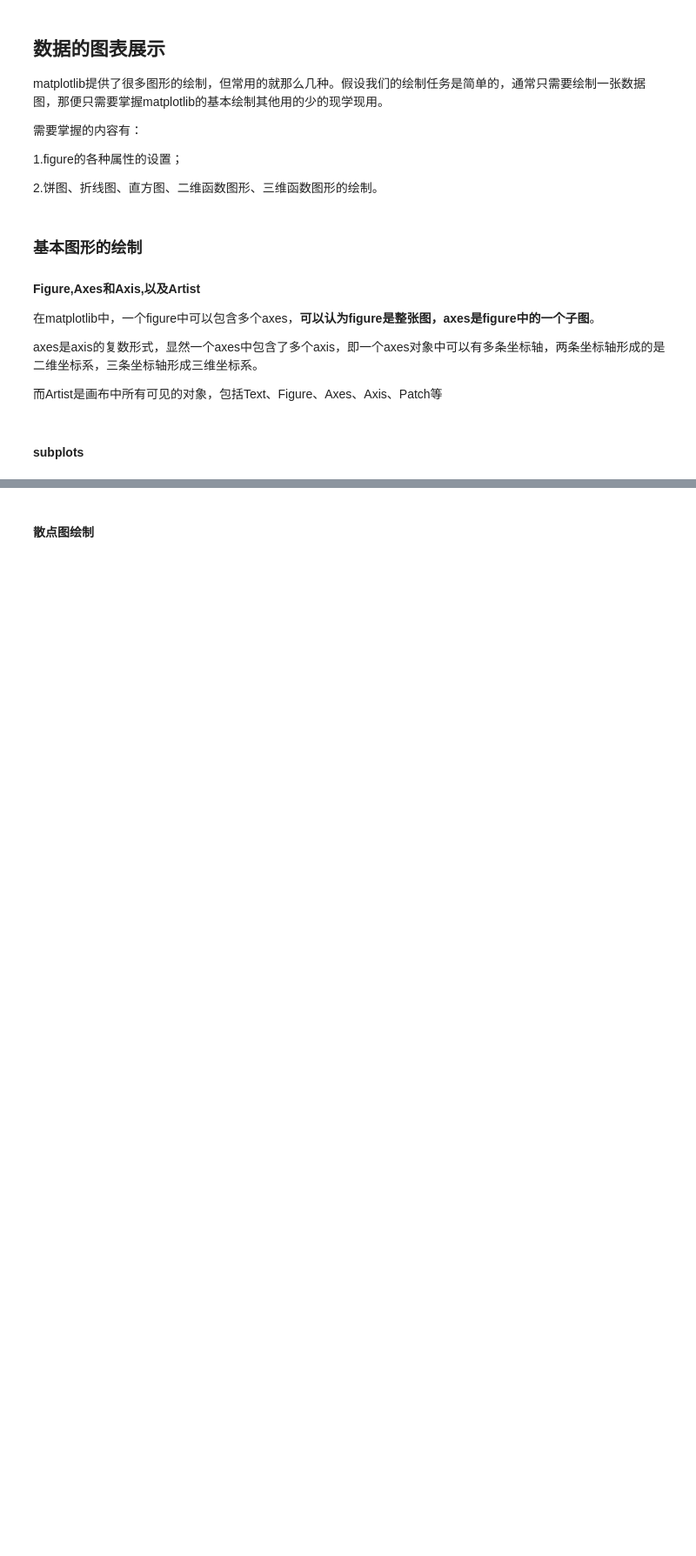
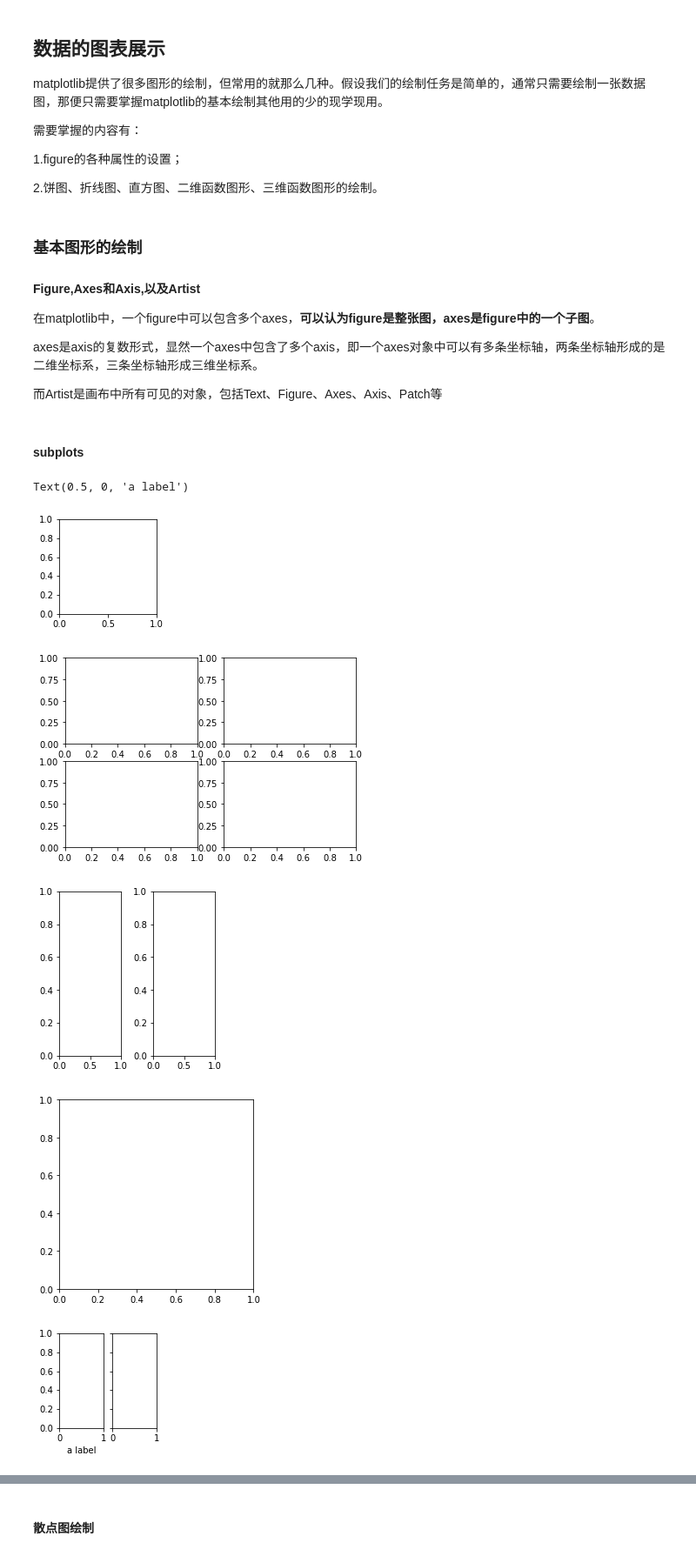
Before and after one commit to team-317/science_book, a Jupyter notebook: Pratice/matplot_practice.ipynb, the cells around one changed output, grey strips where cells are left out. Shown at 87% size. Drawn from its saved outputs; the diff is of its cells as text; code cells hidden in the pictures; blank space fills up the shorter version.

```diff
--- a/Pratice/matplot_practice.ipynb
+++ b/Pratice/matplot_practice.ipynb
@@ -25,22 +25,29 @@ import numpy as np
 # %%
 ## 关于subplots
 
 # subplots默认返回一个figure和一个axes，即只有一个子图
-fig, ax = plt.subplots()
+fig, ax = plt.subplots(figsize=(2,2))
 # 当需要生成多个子图时，使用元组解包返回的axes
 fig, ((ax1, ax2),(ax3, ax4)) = plt.subplots(2,2)
 
 # 设置参数layout='constrained'使子图的展示效果为自适应，这似乎是默认设置
 # 实际上这个参数在suplots中最后会传递给figure，最后这个figure作为返回值返回
-fig, (ax1,ax2) = plt.subplots(1,2, layout='constrained')
+fig, (ax1,ax2) = plt.subplots(1,2, layout='constrained',figsize=(3,3))
 # 也可以在figure中设置：
 fig.set_constrained_layout(True)
 
 # 指定整个figure的大小
-fig, ax = plt.subplots(figsize=(10,10))
+fig, ax = plt.subplots(figsize=(4,4))
 # 由于figsize最终传递给了figure对象，所以也可以直接通过fig进行设置
-fig.set_size_inches(10,10)
+fig.set_size_inches(4,4)
 
 # 设置sharex和sharey的值为True，使得全局的x轴和y轴的属性相同
-fig, (ax1, ax2) = plt.subplots(1,2,sharex='all', sharey=True)
+fig, (ax1, ax2) = plt.subplots(1,2,sharex='all', sharey=True, figsize=(2,2))
 ax1.set_xlabel('a label')
+# %% [output]
+Text(0.5, 0, 'a label')
+[figure, added]
+[figure, added]
+[figure, added]
+[figure, added]
+[figure, added]
```
Also changed, not shown: parts of 18 cells of this notebook, 9 other files.
